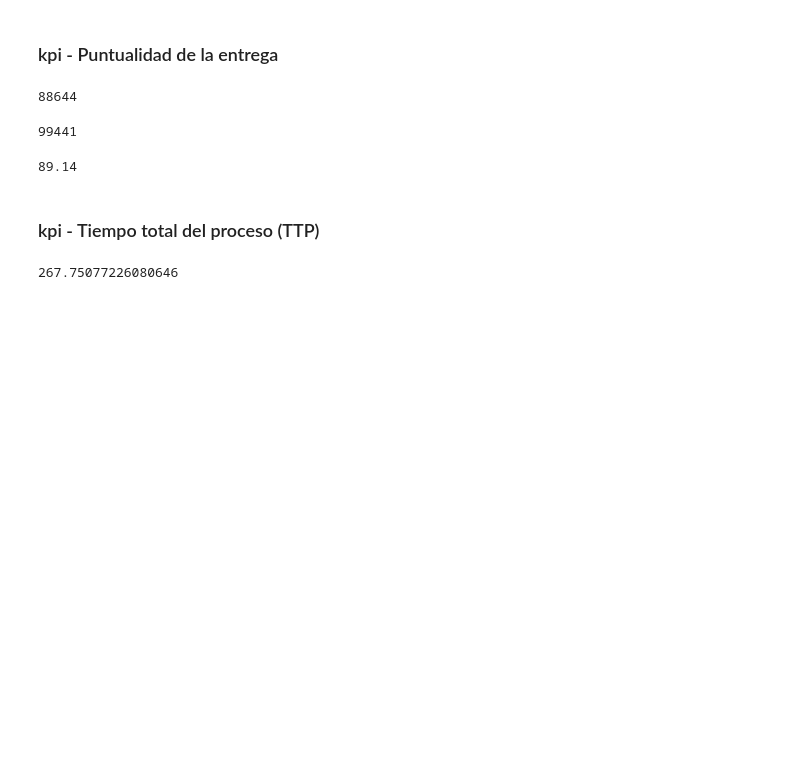
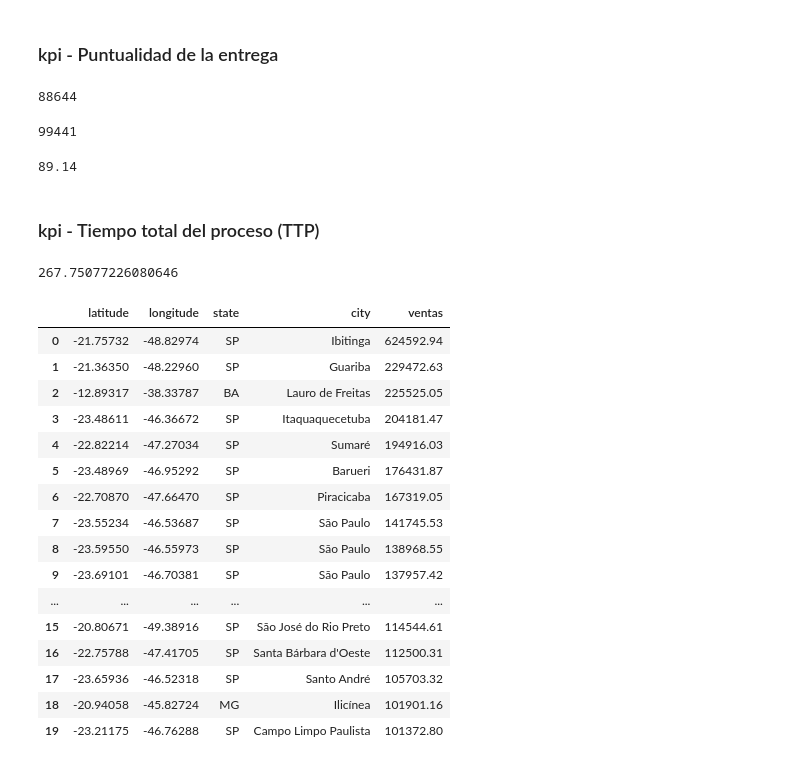
Before and after one commit to agusdm97/PF-DTS05-E-COMMERCE-OLIST, a Jupyter notebook: dashboard/prueba_conexion.ipynb, the cells around one changed output. Drawn from its saved outputs; the diff is of its cells as text; code cells hidden in the pictures; blank space fills up the shorter version.

```diff
--- a/dashboard/prueba_conexion.ipynb
+++ b/dashboard/prueba_conexion.ipynb
@@ -344,3 +351,32 @@ tiempo_total = pd.read_sql("""
 tiempo_total['tiempo_total'].mean()
 # %% [output]
 267.75077226080646
+# %%
+ingresos_ST_ciudad = pd.read_sql("""
+    select g.latitude, g.longitude, g.state, g.city, sum(oi.price) as ventas
+    from order_items oi
+    JOIN sellers s ON(s.seller_id = oi.seller_id)
+    JOIN geolocations g ON(s.zip_code = g.zip_code)
+    group by g.latitude, g.longitude, g.state
+    order by ventas desc
+    limit 20;""", con=engine)
+# %%
+ingresos_ST_ciudad
+# %% [output]
+|  | latitude | longitude | state | city | ventas |
+| 0 | -21.75732 | -48.82974 | SP | Ibitinga | 624592.94 |
+| 1 | -21.36350 | -48.22960 | SP | Guariba | 229472.63 |
+| 2 | -12.89317 | -38.33787 | BA | Lauro de Freitas | 225525.05 |
+| 3 | -23.48611 | -46.36672 | SP | Itaquaquecetuba | 204181.47 |
+| 4 | -22.82214 | -47.27034 | SP | Sumaré | 194916.03 |
+| 5 | -23.48969 | -46.95292 | SP | Barueri | 176431.87 |
+| 6 | -22.70870 | -47.66470 | SP | Piracicaba | 167319.05 |
+| 7 | -23.55234 | -46.53687 | SP | São Paulo | 141745.53 |
+| 8 | -23.59550 | -46.55973 | SP | São Paulo | 138968.55 |
+| 9 | -23.69101 | -46.70381 | SP | São Paulo | 137957.42 |
+| ... | ... | ... | ... | ... | ... |
+| 15 | -20.80671 | -49.38916 | SP | São José do Rio Preto | 114544.61 |
+| 16 | -22.75788 | -47.41705 | SP | Santa Bárbara d'Oeste | 112500.31 |
+| 17 | -23.65936 | -46.52318 | SP | Santo André | 105703.32 |
+| 18 | -20.94058 | -45.82724 | MG | Ilicínea | 101901.16 |
+| 19 | -23.21175 | -46.76288 | SP | Campo Limpo Paulista | 101372.80 |
```
Also changed, not shown: parts of 7 cells of this notebook, 3 other files.
